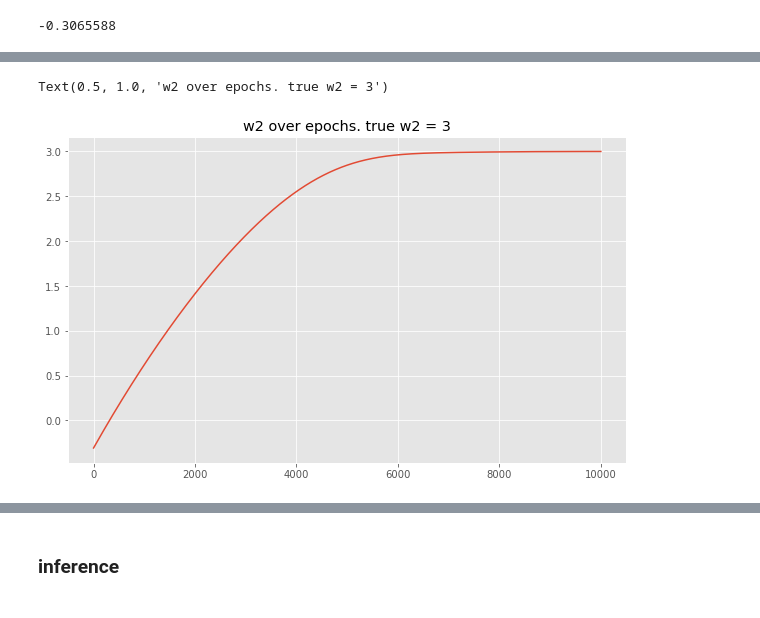
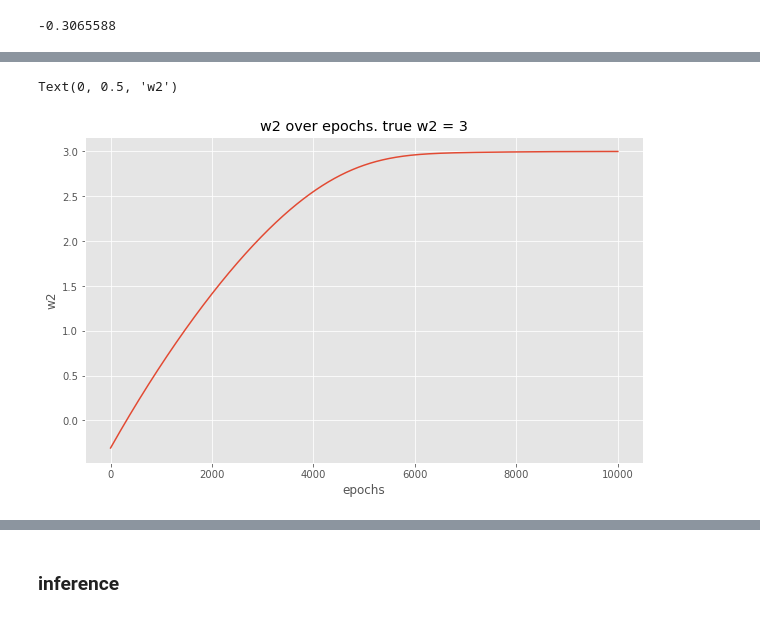
Before and after one commit to atmosinf/ml_practice, a Jupyter notebook: pytorch/notebooks/simple_nn_linear_1_single_neuron.ipynb, the cells around one changed output, grey strips where cells are left out. Drawn from its saved outputs; the diff is of its cells as text; code cells hidden in the pictures.

```diff
--- a/pytorch/notebooks/simple_nn_linear_1_single_neuron.ipynb
+++ b/pytorch/notebooks/simple_nn_linear_1_single_neuron.ipynb
@@ -362,7 +366,9 @@ Text(0.5, 1.0, 'w1 over epochs. true w1 = 5')
 # %%
 plt.figure(figsize=(10,6))
 plt.plot(np.arange(epochs), running_w2)
 plt.title('w2 over epochs. true w2 = 3')
+plt.xlabel('epochs')
+plt.ylabel('w2')
 # %% [output]
-Text(0.5, 1.0, 'w2 over epochs. true w2 = 3')
+Text(0, 0.5, 'w2')
-[figure, old version]
+[figure, new version]
```
Also changed, not shown: parts of 6 cells of this notebook.
